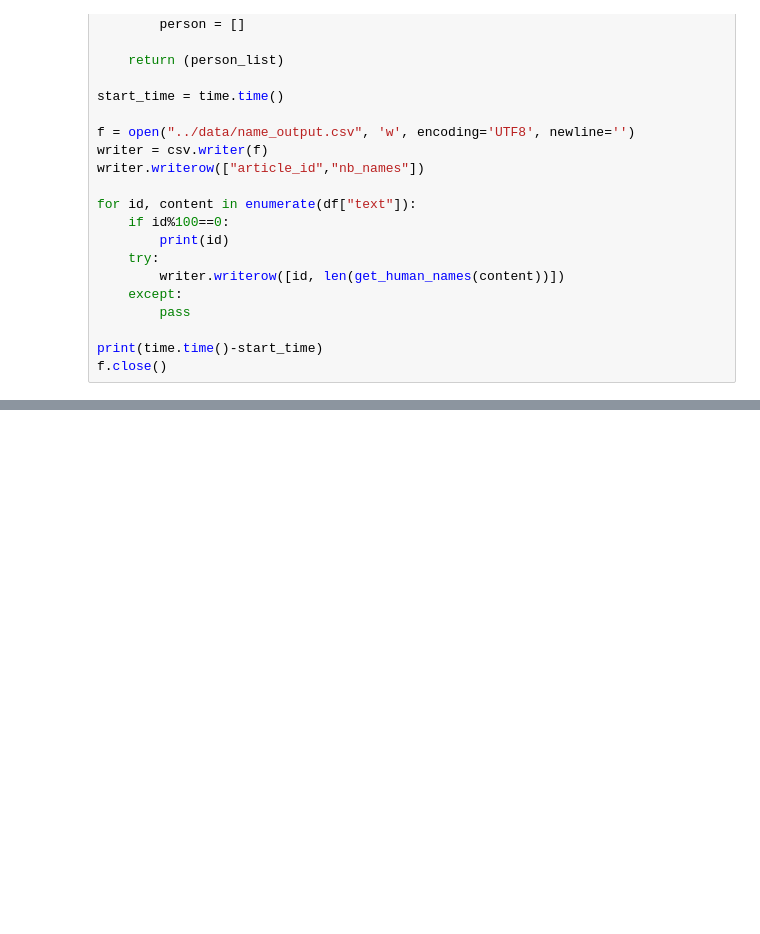
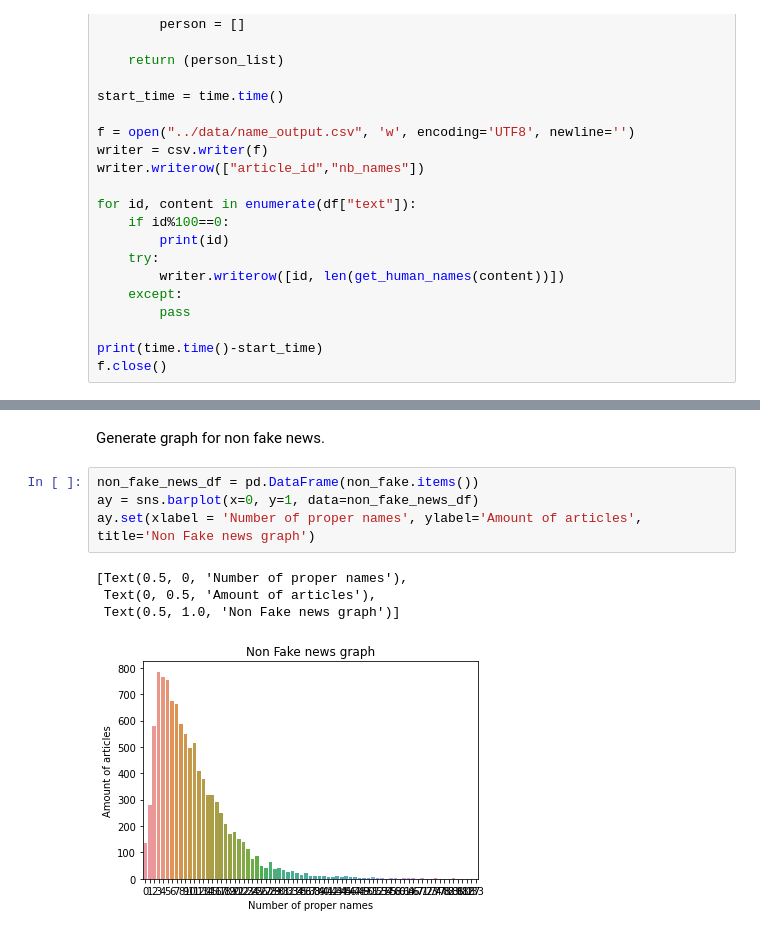
Before and after one commit to GeoffreyKarnbach/Fake-News-Detector-AI, a Jupyter notebook: src/analyse.ipynb, the cells around one changed output, grey strips where cells are left out. Drawn from its saved outputs; the diff is of its cells as text; blank space fills up the shorter version.

```diff
--- a/src/analyse.ipynb
+++ b/src/analyse.ipynb
@@ -144,0 +198,11 @@ f.close()
+# %% [markdown]
+Generate graph for non fake news.
+# %%
+non_fake_news_df = pd.DataFrame(non_fake.items())
+ay = sns.barplot(x=0, y=1, data=non_fake_news_df)
+ay.set(xlabel = 'Number of proper names', ylabel='Amount of articles', title='Non Fake news graph')
+# %% [output]
+[Text(0.5, 0, 'Number of proper names'),
+ Text(0, 0.5, 'Amount of articles'),
+ Text(0.5, 1.0, 'Non Fake news graph')]
+[figure, added]
```
Also changed, not shown: parts of 4 cells of this notebook, 1 other file.
